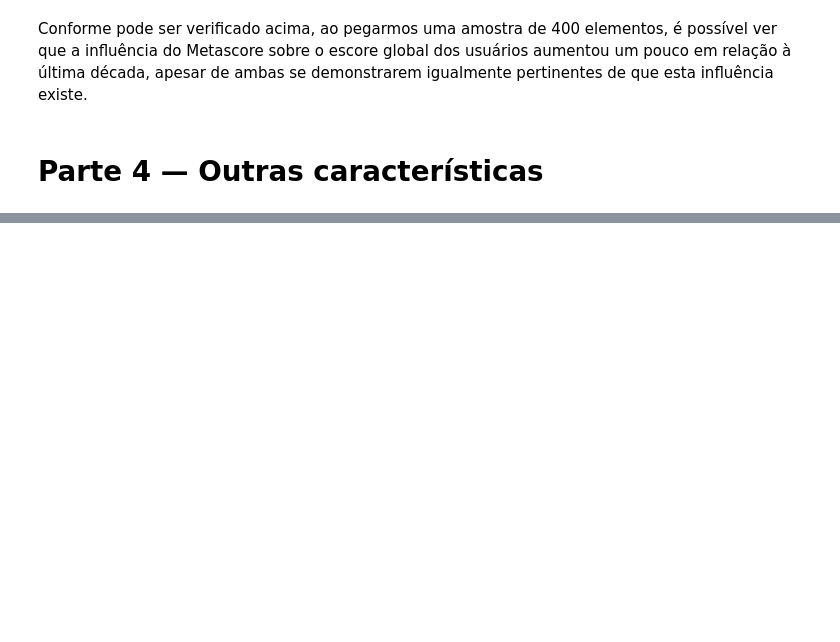
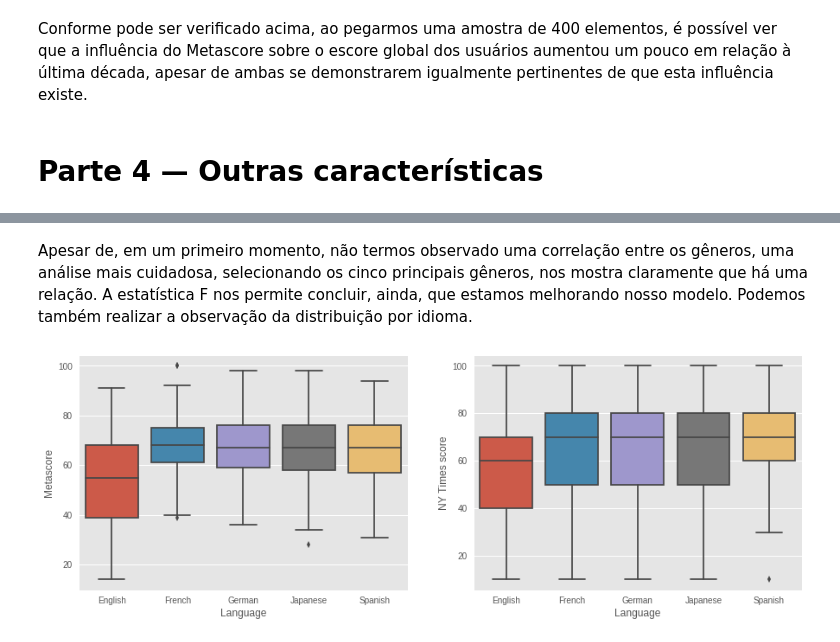
Before and after one commit to gabrieldluca/2017-2-projeto-metascience, a Jupyter notebook: notebooks/analysis.ipynb, the cells around one changed output, grey strips where cells are left out. Drawn from its saved outputs; the diff is of its cells as text; code cells hidden in the pictures; blank space fills up the shorter version.

```diff
--- a/notebooks/analysis.ipynb
+++ b/notebooks/analysis.ipynb
@@ -183,0 +202,20 @@ display(result)
+# %% [markdown]
+Apesar de, em um primeiro momento, não termos observado uma correlação entre os gêneros, uma análise mais cuidadosa, selecionando os cinco principais gêneros, nos mostra claramente que há uma relação. A estatística F nos permite concluir, ainda, que estamos melhorando nosso modelo. Podemos também realizar a observação da distribuição por idioma.
+# %%
+meta_content = {}; review_content = {}
+for lang in fiveLanguages:
+    meta = movie_data.groupby('languages')['metascore']
+    review = movie_data.groupby('languages')['review_score']
+    meta_content[lang] = meta.get_group(lang).values
+    review_content[lang] = review.get_group(lang).values
+
+fiveLangsMeta = pd.DataFrame(dict([(k,pd.Series(v)) for k,v in meta_content.items()])).reset_index(drop=True)
+fiveLangsReviews = pd.DataFrame(dict([(k,pd.Series(v)) for k,v in review_content.items()])).reset_index(drop=True)
+# %%
+fig, axes = plt.subplots(ncols=2, figsize=(15,5))
+sns.boxplot(data=fiveLangsMeta.dropna(), ax=axes[0])
+sns.boxplot(data=fiveLangsReviews.dropna(), ax=axes[1])
+axes[0].set_ylabel('Metascore'); axes[1].set_ylabel('NY Times score')
+for axis in axes: axis.set_xlabel('Language')
+# %% [output]
+[figure, added]
```
Also changed, not shown: parts of 8 cells of this notebook.
